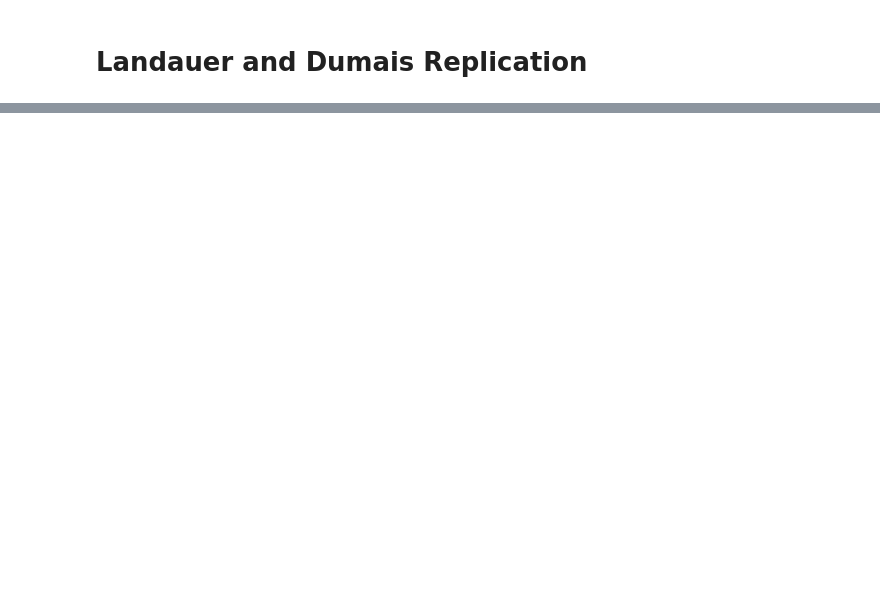
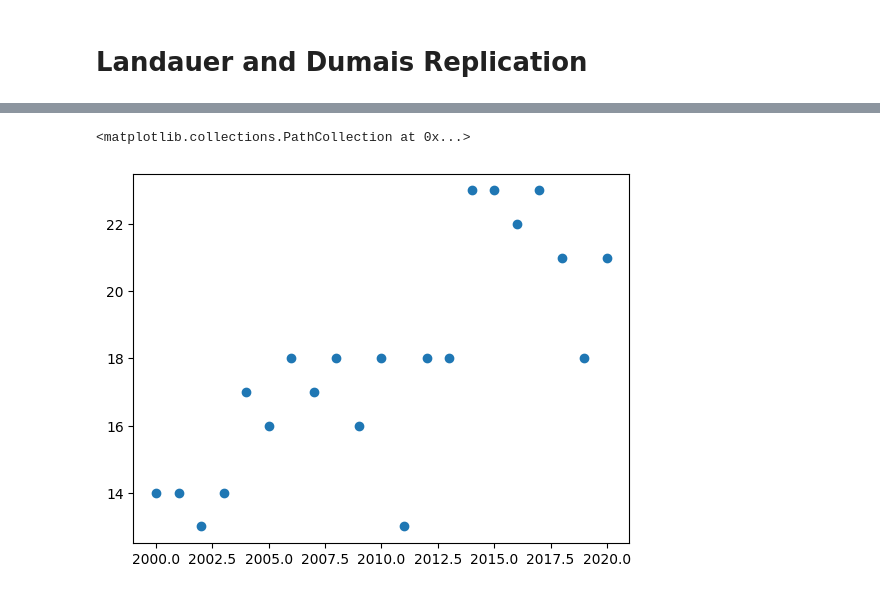
Before and after one commit to sdbaier/CMSC-35620, a Jupyter notebook: landauer.ipynb, the cells around one changed output, grey strips where cells are left out. Cells and saved outputs as stored; diff of their text form; code cells hidden in the pictures; blank space fills up the shorter version.

```diff
--- a/landauer.ipynb
+++ b/landauer.ipynb
@@ -86,7 +28,7 @@ display(citation_df.head())
 # Landauer and Dumais Replication
 # %%
 # Constants
-YEAR = 2021
+YEARS = list(range(2000, 2021))
 EMBEDDING_DIMS = 10
 YEAR_COL = "publication_year"
 ID_COL = "work_id"
@@ -111,7 +53,7 @@ def process_training_data(tokens):
     return input_as_ids,word2id,id2word
 
 
-def generate_mat(tokens, df):
+def generate_mat(tokens, df, corpus_dict):
     """
     tokens: Iterable
         set of individual tokens for corpus
@@ -126,7 +68,7 @@ def generate_mat(tokens, df):
     for token_idx in range(num_unique_tokens):
         for doc_idx, work_id in enumerate(df["work_id"]):
             word = id2word[token_idx]
-            if word in geophysics_corpus_dict.get(work_id):
+            if word in corpus_dict.get(work_id, []):
                 mat[token_idx, doc_idx] = 1
 
     return mat
@@ -172,15 +114,3 @@ def reduce_to_n_dimensions(mat, n):
     most_significant = [1 if eigenvalue > threshold else 0 for eigenvalue in abs_eigenvalues]
     new_mat = np.array([row for row, sig in zip(pca_mat, most_significant) if sig])
     return new_mat
-# %%
-df_year = geophysics_paper_id_year_df[geophysics_paper_id_year_df[YEAR_COL] == str(YEAR)]
-geophysics_corpus_dict = geophysics_corpus_dict.get(discipline)
-
-tokens = set()
-for work_id in df_year[ID_COL]:
-    new_tokens = set(geophysics_corpus_dict.get(work_id))
-    tokens = tokens.union(new_tokens)
-
-mat = generate_mat(tokens, df_year)
-mat = reduce_to_n_dimensions(mat, EMBEDDING_DIMS)
-# each column is an embedding of that particular
@@ -186,0 +282,8 @@ mat = reduce_to_n_dimensions(mat, EMBEDDING_DIMS)
+# %%
+plt.scatter(
+    YEARS,
+    optimal_ks
+)
+# %% [output]
+<matplotlib.collections.PathCollection at 0x...>
+[figure, added]
```
Also changed, not shown: parts of 9 cells of this notebook, 9 other files.
